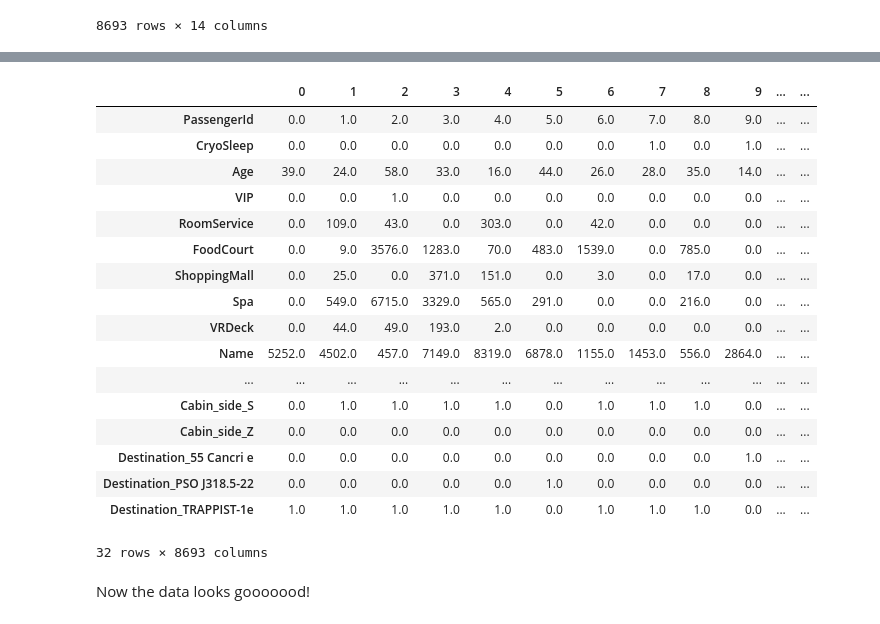
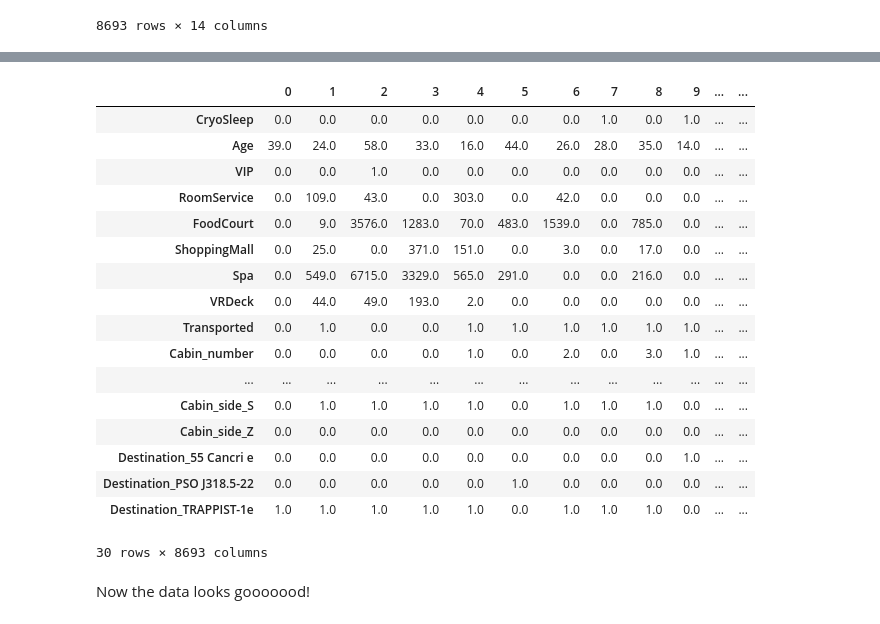
Before and after one commit to bpung05/galatic_titanic, a Jupyter notebook: notebook.ipynb, the cells around one changed output, grey strips where cells are left out. Saved outputs shown, nothing was run; the diff lists cells and outputs as text; code cells hidden in the pictures.

```diff
--- a/notebook.ipynb
+++ b/notebook.ipynb
@@ -194,5 +204,3 @@ train
 | 8691 | 9280_01 | Europa | False | E/608/S | 55 Cancri e | 32.0 | False | 0.0 | 1049.0 | ... |
 | 8692 | 9280_02 | Europa | False | E/608/S | TRAPPIST-1e | 44.0 | False | 126.0 | 4688.0 | ... |
 8693 rows × 14 columns
-# %%
-train = pd.read_csv('data/train.csv')
@@ -307,11 +299,10 @@ train
 # %%
-train = process_data(train)
+processed_data = process_data(train)
 # %%
-transposed_df = train.T
+transposed_df = processed_data.T
 transposed_df
 # %% [output]
 |  | 0 | 1 | 2 | 3 | 4 | 5 | 6 | 7 | 8 | 9 | ... | ... |
-| PassengerId | 0.0 | 1.0 | 2.0 | 3.0 | 4.0 | 5.0 | 6.0 | 7.0 | 8.0 | 9.0 | ... | ... |
 | CryoSleep | 0.0 | 0.0 | 0.0 | 0.0 | 0.0 | 0.0 | 0.0 | 1.0 | 0.0 | 1.0 | ... | ... |
 | Age | 39.0 | 24.0 | 58.0 | 33.0 | 16.0 | 44.0 | 26.0 | 28.0 | 35.0 | 14.0 | ... | ... |
 | VIP | 0.0 | 0.0 | 1.0 | 0.0 | 0.0 | 0.0 | 0.0 | 0.0 | 0.0 | 0.0 | ... | ... |
@@ -320,14 +311,15 @@ transposed_df
 | ShoppingMall | 0.0 | 25.0 | 0.0 | 371.0 | 151.0 | 0.0 | 3.0 | 0.0 | 17.0 | 0.0 | ... | ... |
 | Spa | 0.0 | 549.0 | 6715.0 | 3329.0 | 565.0 | 291.0 | 0.0 | 0.0 | 216.0 | 0.0 | ... | ... |
 | VRDeck | 0.0 | 44.0 | 49.0 | 193.0 | 2.0 | 0.0 | 0.0 | 0.0 | 0.0 | 0.0 | ... | ... |
-| Name | 5252.0 | 4502.0 | 457.0 | 7149.0 | 8319.0 | 6878.0 | 1155.0 | 1453.0 | 556.0 | 2864.0 | ... | ... |
+| Transported | 0.0 | 1.0 | 0.0 | 0.0 | 1.0 | 1.0 | 1.0 | 1.0 | 1.0 | 1.0 | ... | ... |
+| Cabin_number | 0.0 | 0.0 | 0.0 | 0.0 | 1.0 | 0.0 | 2.0 | 0.0 | 3.0 | 1.0 | ... | ... |
 | ... | ... | ... | ... | ... | ... | ... | ... | ... | ... | ... | ... | ... |
 | Cabin_side_S | 0.0 | 1.0 | 1.0 | 1.0 | 1.0 | 0.0 | 1.0 | 1.0 | 1.0 | 0.0 | ... | ... |
 | Cabin_side_Z | 0.0 | 0.0 | 0.0 | 0.0 | 0.0 | 0.0 | 0.0 | 0.0 | 0.0 | 0.0 | ... | ... |
 | Destination_55 Cancri e | 0.0 | 0.0 | 0.0 | 0.0 | 0.0 | 0.0 | 0.0 | 0.0 | 0.0 | 1.0 | ... | ... |
 | Destination_PSO J318.5-22 | 0.0 | 0.0 | 0.0 | 0.0 | 0.0 | 1.0 | 0.0 | 0.0 | 0.0 | 0.0 | ... | ... |
 | Destination_TRAPPIST-1e | 1.0 | 1.0 | 1.0 | 1.0 | 1.0 | 0.0 | 1.0 | 1.0 | 1.0 | 0.0 | ... | ... |
-32 rows × 8693 columns
+30 rows × 8693 columns
 # %% [markdown]
 Now the data looks gooooood!
 # %% [markdown]
```
Also changed, not shown: parts of 34 cells of this notebook, 3 other files.
